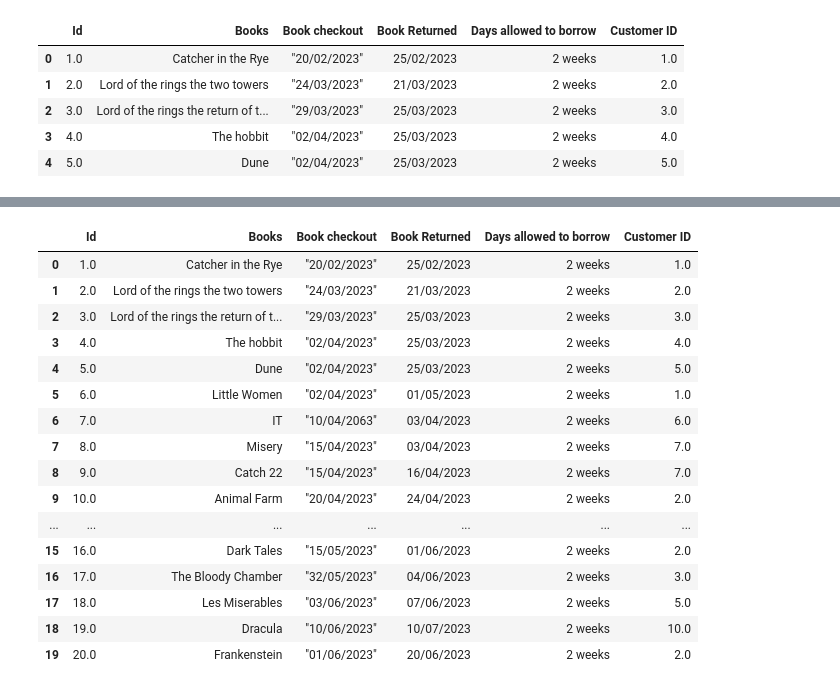
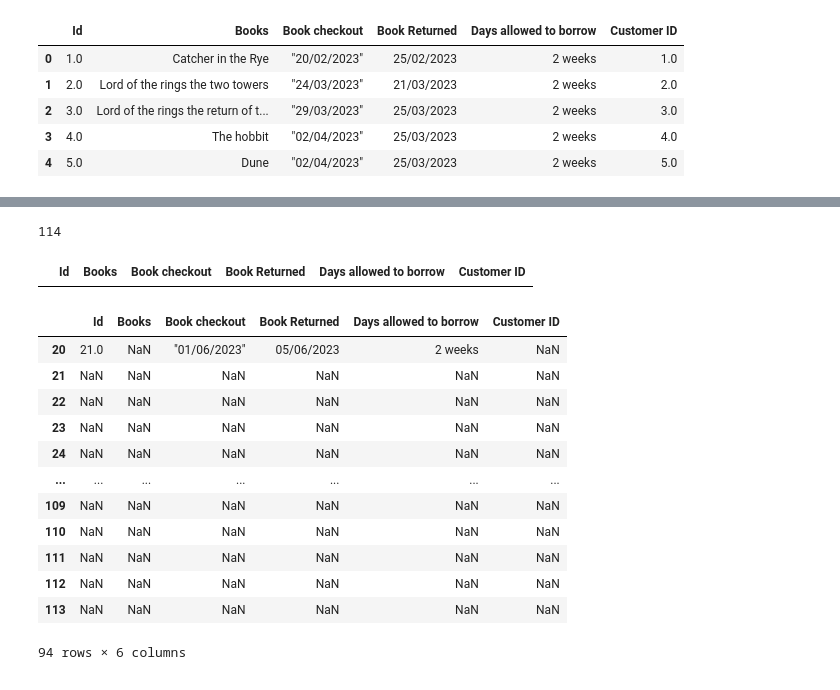
Before and after one commit to AnthonyStanworth/Library_Project, a Jupyter notebook: data_cleaner_app/experimentation_cleaner.ipynb, the cells around one changed output, grey strips where cells are left out. Drawn from its saved outputs; the diff is of its cells as text; code cells hidden in the pictures.

```diff
--- a/data_cleaner_app/experimentation_cleaner.ipynb
+++ b/data_cleaner_app/experimentation_cleaner.ipynb
@@ -83,21 +56,26 @@ memory usage: 5.5+ KB
-# %%
-book.dropna(how='any', inplace=True)
-book
-# %% [output]
-|  | Id | Books | Book checkout | Book Returned | Days allowed to borrow | Customer ID |
-| 0 | 1.0 | Catcher in the Rye | "20/02/2023" | 25/02/2023 | 2 weeks | 1.0 |
-| 1 | 2.0 | Lord of the rings the two towers | "24/03/2023" | 21/03/2023 | 2 weeks | 2.0 |
-| 2 | 3.0 | Lord of the rings the return of t... | "29/03/2023" | 25/03/2023 | 2 weeks | 3.0 |
-| 3 | 4.0 | The hobbit | "02/04/2023" | 25/03/2023 | 2 weeks | 4.0 |
-| 4 | 5.0 | Dune | "02/04/2023" | 25/03/2023 | 2 weeks | 5.0 |
-| 5 | 6.0 | Little Women | "02/04/2023" | 01/05/2023 | 2 weeks | 1.0 |
-| 6 | 7.0 | IT | "10/04/2063" | 03/04/2023 | 2 weeks | 6.0 |
-| 7 | 8.0 | Misery | "15/04/2023" | 03/04/2023 | 2 weeks | 7.0 |
-| 8 | 9.0 | Catch 22 | "15/04/2023" | 16/04/2023 | 2 weeks | 7.0 |
-| 9 | 10.0 | Animal Farm | "20/04/2023" | 24/04/2023 | 2 weeks | 2.0 |
-| ... | ... | ... | ... | ... | ... | ... |
-| 15 | 16.0 | Dark Tales | "15/05/2023" | 01/06/2023 | 2 weeks | 2.0 |
-| 16 | 17.0 | The Bloody Chamber | "32/05/2023" | 04/06/2023 | 2 weeks | 3.0 |
-| 17 | 18.0 | Les Miserables | "03/06/2023" | 07/06/2023 | 2 weeks | 5.0 |
-| 18 | 19.0 | Dracula | "10/06/2023" | 10/07/2023 | 2 weeks | 10.0 |
-| 19 | 20.0 | Frankenstein | "01/06/2023" | 20/06/2023 | 2 weeks | 2.0 |
+# %%
+len(book)
+# %% [output]
+114
+# %%
+# Create an errors df to keep a track of all dropped records
+errors = pd.DataFrame(columns=book.columns)
+errors
+# %% [output]
+|  | Id | Books | Book checkout | Book Returned | Days allowed to borrow | Customer ID |
+# %%
+book[book.isna().any(axis=1)]
+# %% [output]
+|  | Id | Books | Book checkout | Book Returned | Days allowed to borrow | Customer ID |
+| 20 | 21.0 | NaN | "01/06/2023" | 05/06/2023 | 2 weeks | NaN |
+| 21 | NaN | NaN | NaN | NaN | NaN | NaN |
+| 22 | NaN | NaN | NaN | NaN | NaN | NaN |
+| 23 | NaN | NaN | NaN | NaN | NaN | NaN |
+| 24 | NaN | NaN | NaN | NaN | NaN | NaN |
+| ... | ... | ... | ... | ... | ... | ... |
+| 109 | NaN | NaN | NaN | NaN | NaN | NaN |
+| 110 | NaN | NaN | NaN | NaN | NaN | NaN |
+| 111 | NaN | NaN | NaN | NaN | NaN | NaN |
+| 112 | NaN | NaN | NaN | NaN | NaN | NaN |
+| 113 | NaN | NaN | NaN | NaN | NaN | NaN |
+94 rows × 6 columns
```
Also changed, not shown: parts of 15 cells of this notebook.
